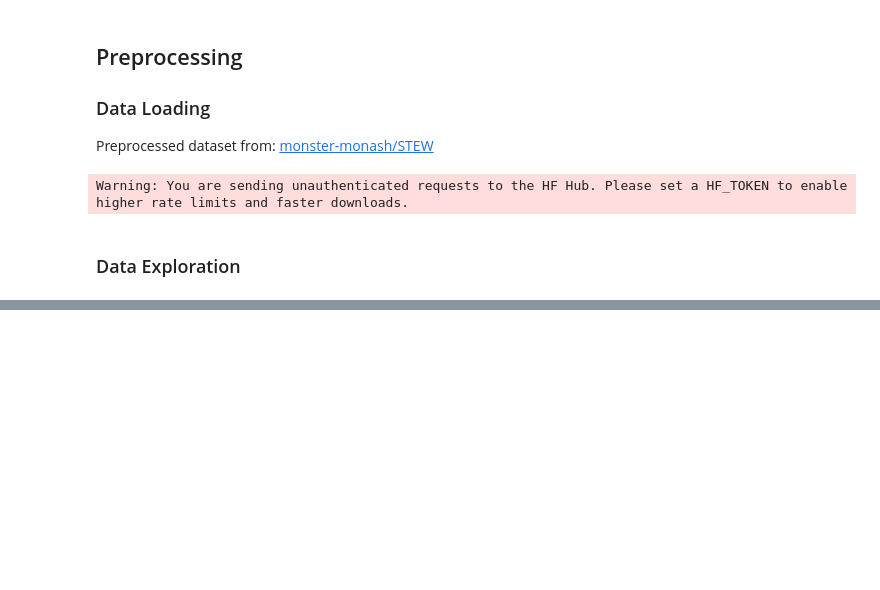
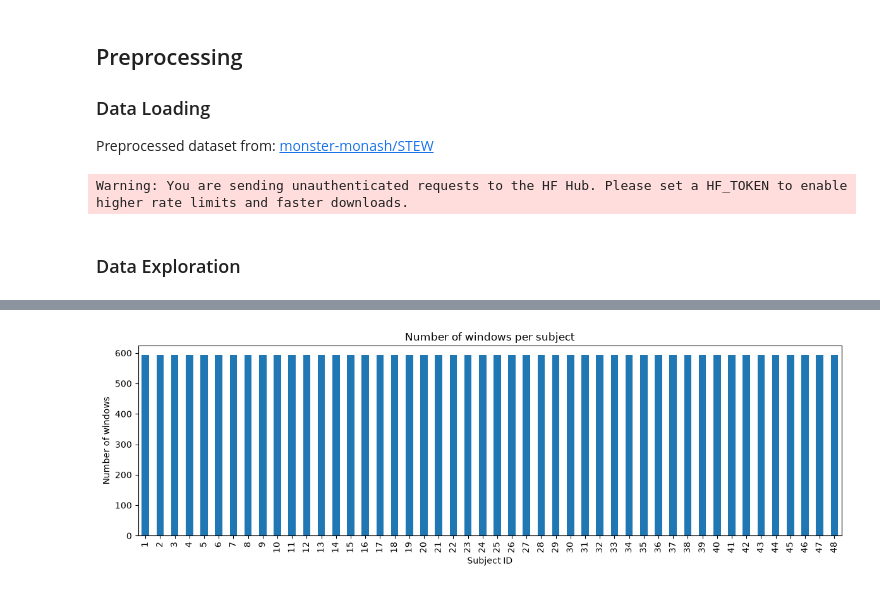
Before and after one commit to pax-projects/homl-paris-saclay, a Jupyter notebook: preprocessing.ipynb, the cells around one changed output, grey strips where cells are left out. Saved outputs shown, nothing was run; the diff lists cells and outputs as text; code cells hidden in the pictures; blank space fills up the shorter version.

```diff
--- a/preprocessing.ipynb
+++ b/preprocessing.ipynb
@@ -82,3 +101,14 @@ We crete a .csv table with the chosen features:
+# %%
+subject_counts = pd.Series(SUBJECT_ID).value_counts().sort_index()
+
+subject_counts.plot(kind="bar", figsize=(12, 4))
+plt.xlabel("Subject ID")
+plt.ylabel("Number of windows")
+plt.title("Number of windows per subject")
+plt.tight_layout()
+plt.show()
+# %% [output]
+[figure, added]
 # %%
 EEG_CHANNELS = ["AF3", "F7", "F3", "FC5", "T7", "P7", "O1", "O2", "P8", "T8", "FC6", "F4", "F8", "AF4"]
 SAMPLING_FREQUENCY = 128
```
Also changed, not shown: parts of 38 cells of this notebook, 1 other file.
